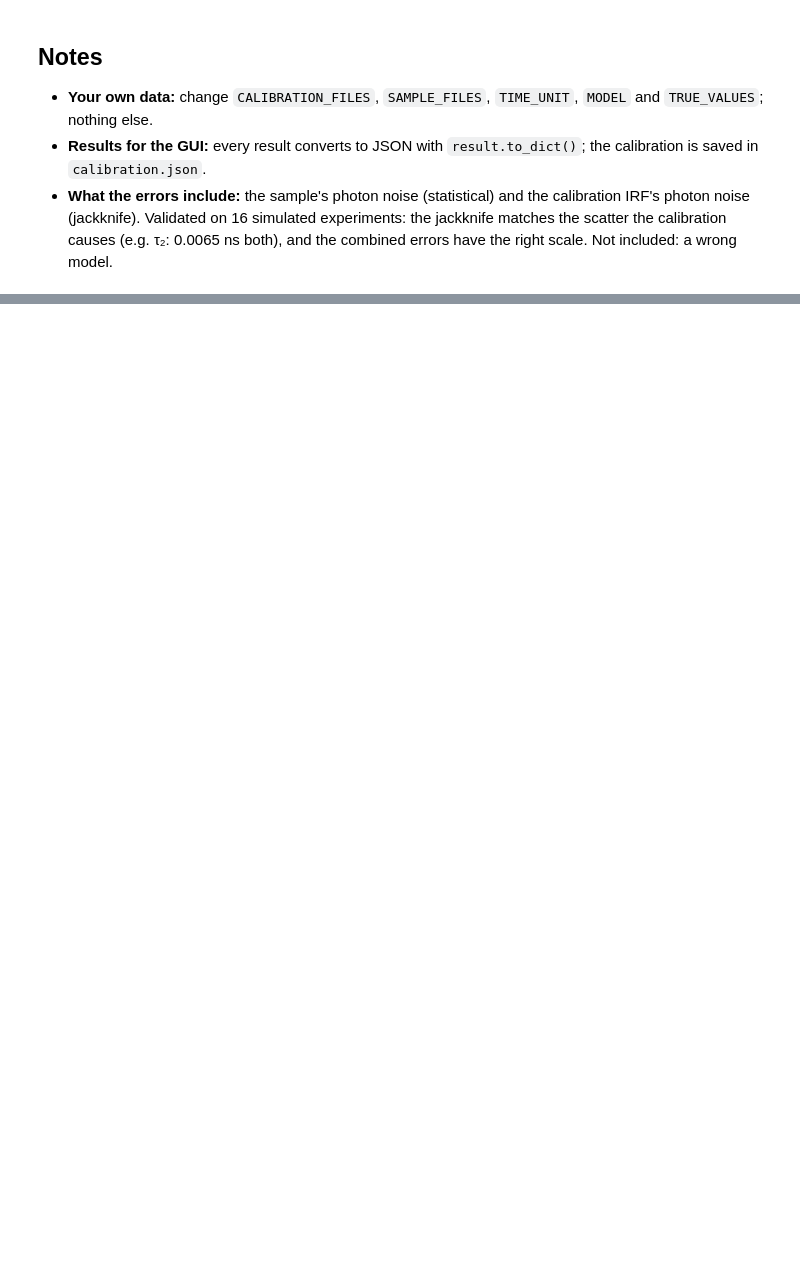
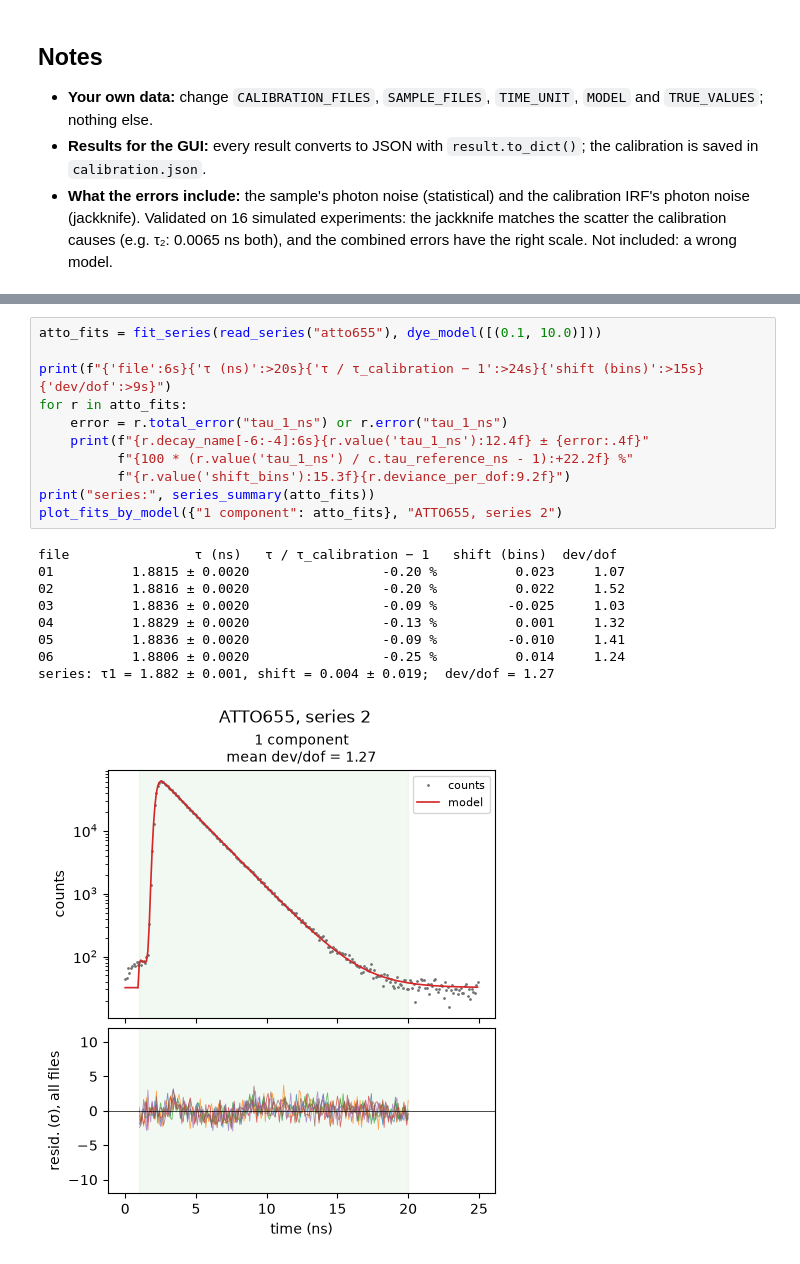
Before and after one commit to paezlarios/BIRFI-Tau, a Jupyter notebook: examples/walkthrough.ipynb, the cells around one changed output, grey strips where cells are left out. Saved outputs shown, nothing was run; the diff lists cells and outputs as text; blank space fills up the shorter version.

```diff
--- a/examples/walkthrough.ipynb
+++ b/examples/walkthrough.ipynb
@@ -306,0 +446,21 @@ trend: +0.394 bins from first to last sample
+# %%
+atto_fits = fit_series(read_series("atto655"), dye_model([(0.1, 10.0)]))
+
+print(f"{'file':6s}{'τ (ns)':>20s}{'τ / τ_calibration − 1':>24s}{'shift (bins)':>15s}{'dev/dof':>9s}")
+for r in atto_fits:
+    error = r.total_error("tau_1_ns") or r.error("tau_1_ns")
+    print(f"{r.decay_name[-6:-4]:6s}{r.value('tau_1_ns'):12.4f} ± {error:.4f}"
+          f"{100 * (r.value('tau_1_ns') / c.tau_reference_ns - 1):+22.2f} %"
+          f"{r.value('shift_bins'):15.3f}{r.deviance_per_dof:9.2f}")
+print("series:", series_summary(atto_fits))
+plot_fits_by_model({"1 component": atto_fits}, "ATTO655, series 2")
+# %% [output]
+file                τ (ns)   τ / τ_calibration − 1   shift (bins)  dev/dof
+01          1.8815 ± 0.0020                 -0.20 %          0.023     1.07
+02          1.8816 ± 0.0020                 -0.20 %          0.022     1.52
+03          1.8836 ± 0.0020                 -0.09 %         -0.025     1.03
+04          1.8829 ± 0.0020                 -0.13 %          0.001     1.32
+05          1.8836 ± 0.0020                 -0.09 %         -0.010     1.41
+06          1.8806 ± 0.0020                 -0.25 %          0.014     1.24
+series: τ1 = 1.882 ± 0.001, shift = 0.004 ± 0.019;  dev/dof = 1.27
+[figure, added]
```
Also changed, not shown: parts of 21 cells of this notebook, 27 other files.
